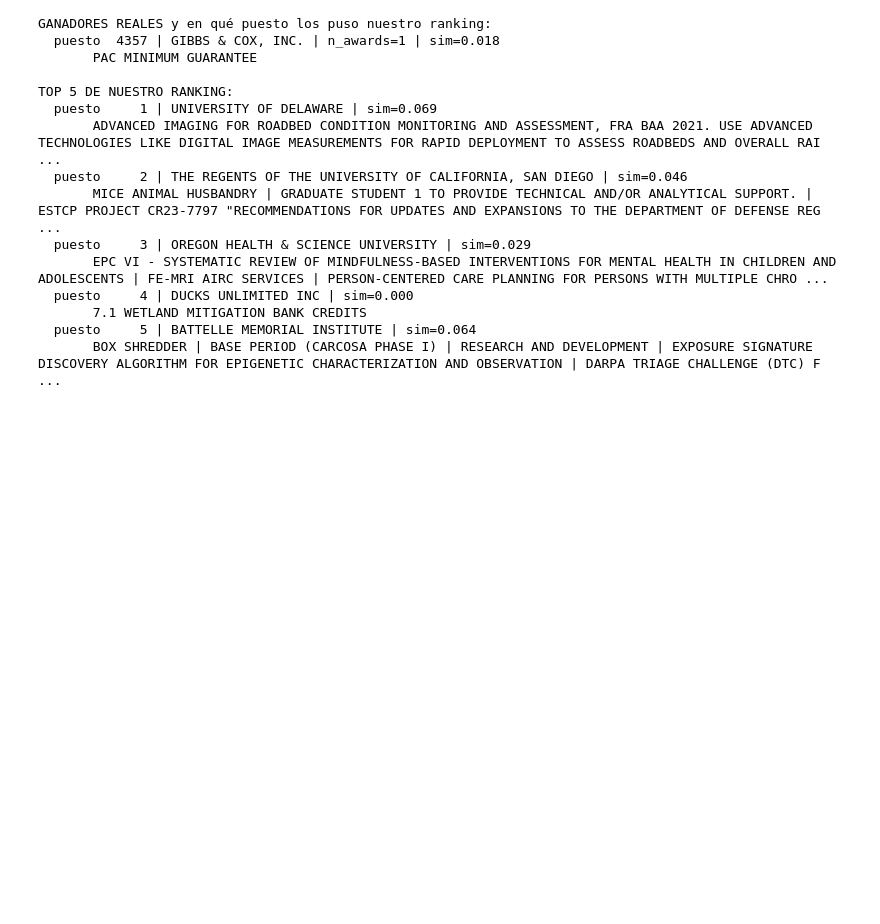
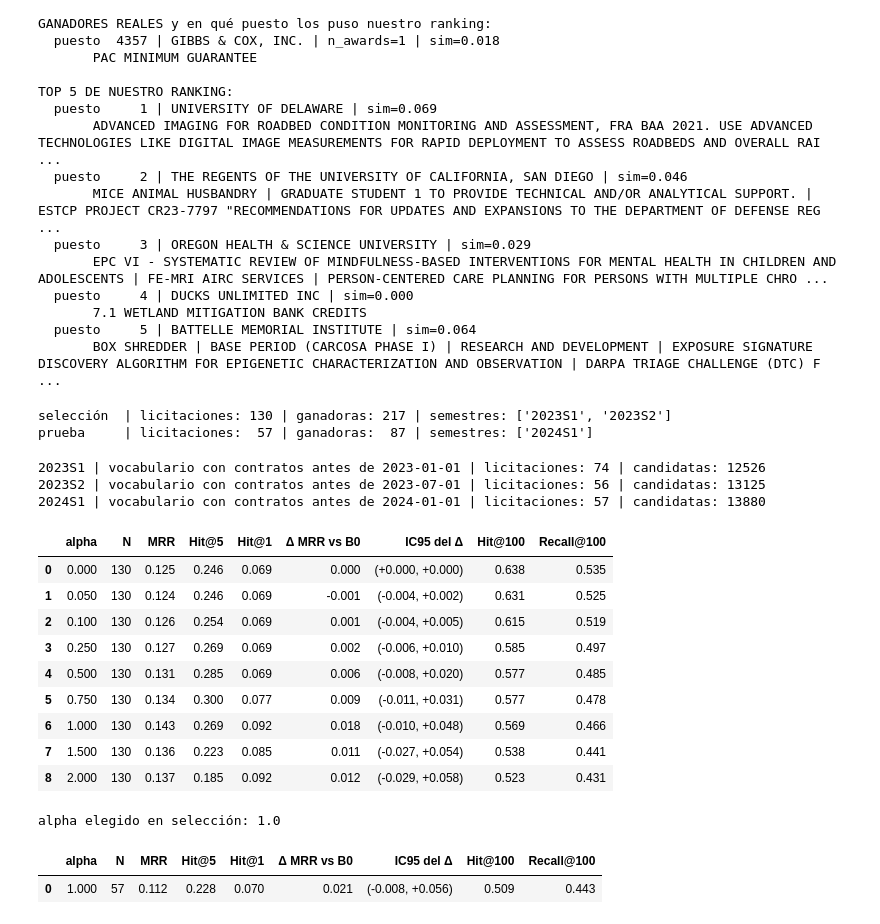
Before and after one commit to AbiFrei/grupo_Luabre, a Jupyter notebook: exploracion_rd.ipynb, the cells around one changed output. Saved outputs shown, nothing was run; the diff lists cells and outputs as text; code cells hidden in the pictures; blank space fills up the shorter version.

Commit message:
Experimento 2: validación cronológica selección 2023 / prueba 2024S1

```diff
--- a/exploracion_rd.ipynb
+++ b/exploracion_rd.ipynb
@@ -591,3 +566,19 @@ TOP 5 DE NUESTRO RANKING:
        7.1 WETLAND MITIGATION BANK CREDITS
   puesto     5 | BATTELLE MEMORIAL INSTITUTE | sim=0.064
        BOX SHREDDER | BASE PERIOD (CARCOSA PHASE I) | RESEARCH AND DEVELOPMENT | EXPOSURE SIGNATURE DISCOVERY ALGORITHM FOR EPIGENETIC CHARACTERIZATION AND OBSERVATION | DARPA TRIAGE CHALLENGE (DTC) F ...
+# %%
+#14#
+# definir selección (2023) y prueba (2024S1)
+sel = lic[(lic.t >= "2023-01-01") & (lic.t < "2024-01-01")].copy()   # para elegir
+pru = lic[lic.t >= "2024-01-01"].copy()                               # para medir una sola vez
+
+for nombre, d in [("selección", sel), ("prueba", pru)]:
+    print(f"{nombre:10s} | licitaciones: {len(d):3d} | ganadoras: {gan.id.isin(d.id).sum():3d}"
+          f" | semestres: {sorted(d.t.map(semestre_de).unique())}")
+
+ #----
+ #Qué hace: separa selección (todo 2023) de prueba (2024S1) y muestra cuántas licitaciones hay en cada una.
+ #Criterio: orden cronológico. Se elige con el pasado (2023) y se mide con el futuro (2024).
+# %% [output]
+selección  | licitaciones: 130 | ganadoras: 217 | semestres: ['2023S1', '2023S2']
+prueba     | licitaciones:  57 | ganadoras:  87 | semestres: ['2024S1']
@@ -593,0 +638,50 @@ TOP 5 DE NUESTRO RANKING:
+# %%
+#16#
+#calcula los puntajes de selección y de prueba.
+#aprende tres vocabularios.
+
+sc_sel = puntuar(sel)
+sc_pru = puntuar(pru)
+# %% [output]
+2023S1 | vocabulario con contratos antes de 2023-01-01 | licitaciones: 74 | candidatas: 12526
+2023S2 | vocabulario con contratos antes de 2023-07-01 | licitaciones: 56 | candidatas: 13125
+2024S1 | vocabulario con contratos antes de 2024-01-01 | licitaciones: 57 | candidatas: 13880
+# %%
+#17#
+
+#Esto prueba una grilla de alpha solo en 2023 y elige el de mayor MRR.
+
+ALPHAS = [0, 0.05, 0.1, 0.25, 0.5, 0.75, 1, 1.5, 2]
+tabla_sel = pd.DataFrame([medir(sc_sel, a, sel) for a in ALPHAS])
+with pd.option_context("display.float_format", "{:.3f}".format):
+    display(tabla_sel)
+
+alpha_elegido = float(tabla_sel.loc[tabla_sel["MRR"].idxmax(), "alpha"])
+print("alpha elegido en selección:", alpha_elegido)
+
+#----
+#la regla de elección se fija antes de mirar la prueba (el mayor MRR en selección), así la elección no está influida por 2024.
+# %% [output]
+|  | alpha | N | MRR | Hit@5 | Hit@1 | Δ MRR vs B0 | IC95 del Δ | Hit@100 | Recall@100 |
+| 0 | 0.000 | 130 | 0.125 | 0.246 | 0.069 | 0.000 | (+0.000, +0.000) | 0.638 | 0.535 |
+| 1 | 0.050 | 130 | 0.124 | 0.246 | 0.069 | -0.001 | (-0.004, +0.002) | 0.631 | 0.525 |
+| 2 | 0.100 | 130 | 0.126 | 0.254 | 0.069 | 0.001 | (-0.004, +0.005) | 0.615 | 0.519 |
+| 3 | 0.250 | 130 | 0.127 | 0.269 | 0.069 | 0.002 | (-0.006, +0.010) | 0.585 | 0.497 |
+| 4 | 0.500 | 130 | 0.131 | 0.285 | 0.069 | 0.006 | (-0.008, +0.020) | 0.577 | 0.485 |
+| 5 | 0.750 | 130 | 0.134 | 0.300 | 0.077 | 0.009 | (-0.011, +0.031) | 0.577 | 0.478 |
+| 6 | 1.000 | 130 | 0.143 | 0.269 | 0.092 | 0.018 | (-0.010, +0.048) | 0.569 | 0.466 |
+| 7 | 1.500 | 130 | 0.136 | 0.223 | 0.085 | 0.011 | (-0.027, +0.054) | 0.538 | 0.441 |
+| 8 | 2.000 | 130 | 0.137 | 0.185 | 0.092 | 0.012 | (-0.029, +0.058) | 0.523 | 0.431 |
+alpha elegido en selección: 1.0
+# %%
+#18#
+#⚠️ LEER ESTO: Esto aplica el alpha elegido a 2024S1.
+               #Es el número que se reporta. La disciplina es no volver a esta celda a probar otros alpha,
+               #porque eso sería volver a elegir mirando la prueba.
+
+tabla_pru = pd.DataFrame([medir(sc_pru, alpha_elegido, pru)])
+with pd.option_context("display.float_format", "{:.3f}".format):
+    display(tabla_pru)
+# %% [output]
+|  | alpha | N | MRR | Hit@5 | Hit@1 | Δ MRR vs B0 | IC95 del Δ | Hit@100 | Recall@100 |
+| 0 | 1.000 | 57 | 0.112 | 0.228 | 0.070 | 0.021 | (-0.008, +0.056) | 0.509 | 0.443 |
```
Also changed, not shown: parts of 9 cells of this notebook, 1 other file.
